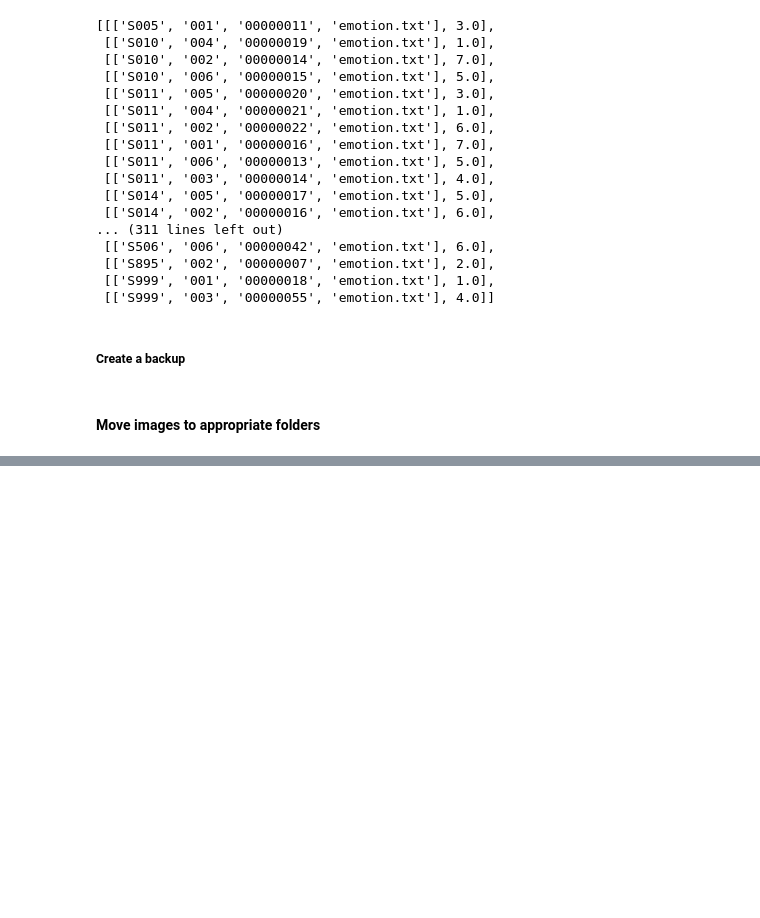
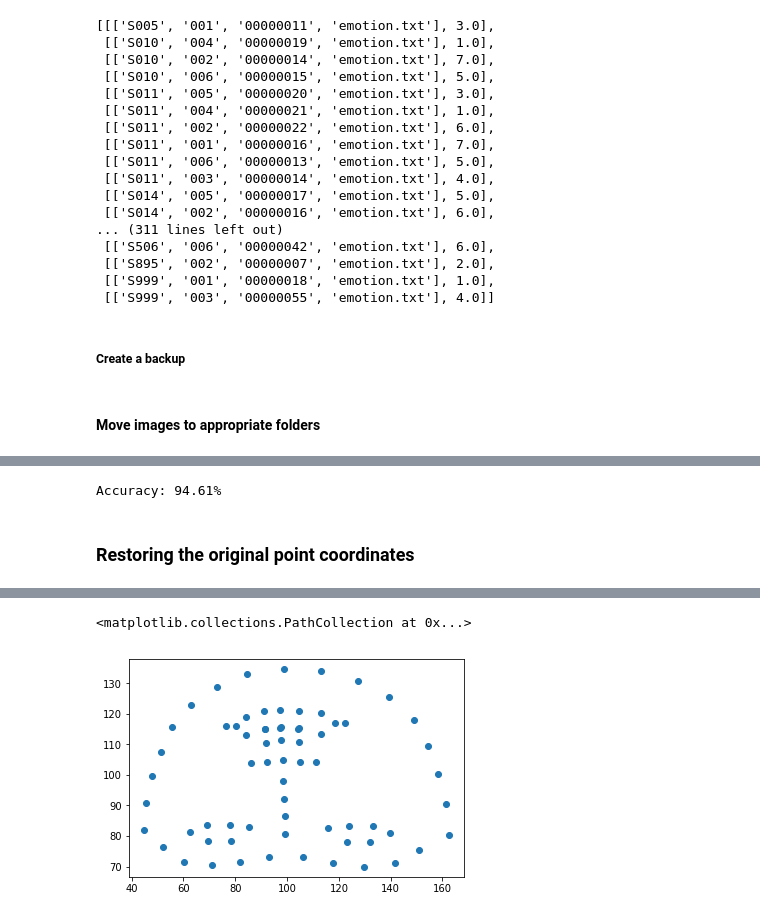
Before and after one commit to yuriimchg/emotions_from_webcam, a Jupyter notebook: training/research.ipynb, the cells around one changed output, grey strips where cells are left out. Cells and saved outputs as stored; diff of their text form; code cells hidden in the pictures; blank space fills up the shorter version.

```diff
--- a/training/research.ipynb
+++ b/training/research.ipynb
@@ -113,0 +285,4 @@ Now go to folders & throw out some images manually (especially from the neutral
+# %%
+df2 = df2.drop(['emotion', 'image', 'Unnamed: 0'], axis=1)
+# %%
+X_train, X_test, y_train, y_test = train_test_split(df2, y, test_size=0.2)
@@ -113,0 +330,6 @@ Now go to folders & throw out some images manually (especially from the neutral
+# %%
+accuracy = accuracy_score(y_test, predictions)
+print("Accuracy: %.2f%%" % (accuracy * 100.0))
+pickle.dump(model, open('xgb_with.pickle', 'wb'))
+# %% [output]
+Accuracy: 94.61%
@@ -113,0 +338,22 @@ Now go to folders & throw out some images manually (especially from the neutral
+# %%
+rand_weights = list(X_test.iterrows())[1][1]
+# %% [markdown]
+### Restoring the original point coordinates
+# %%
+x_c = 100
+y_c = 100
+w = 200
+h = 200
+# %%
+%time
+
+shape = []
+for k in range(0, len(rand_weights), 3):
+    x = x_c - w * rand_weights[k+1]
+    y = y_c - h * rand_weights[k+2]
+    shape.append([x, y])
+x_s = [s[0] for s in shape]
+y_s = [s[1] for s in shape]
+
+plt.scatter(x_s, y_s)
+# %% [output]
@@ -113,0 +362,2 @@ Now go to folders & throw out some images manually (especially from the neutral
+<matplotlib.collections.PathCollection at 0x...>
+[figure, added]
```
Also changed, not shown: parts of 32 cells of this notebook.
